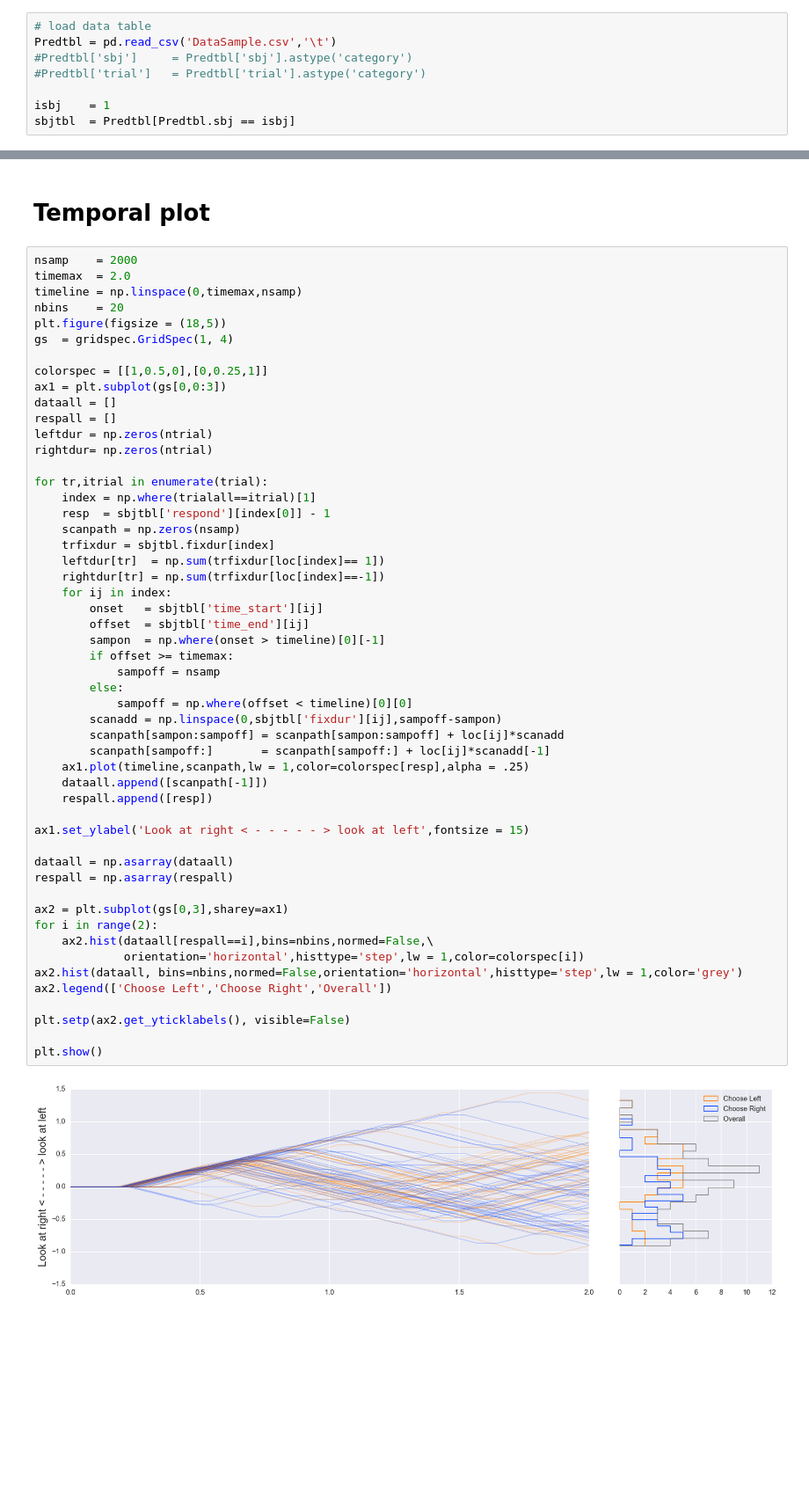
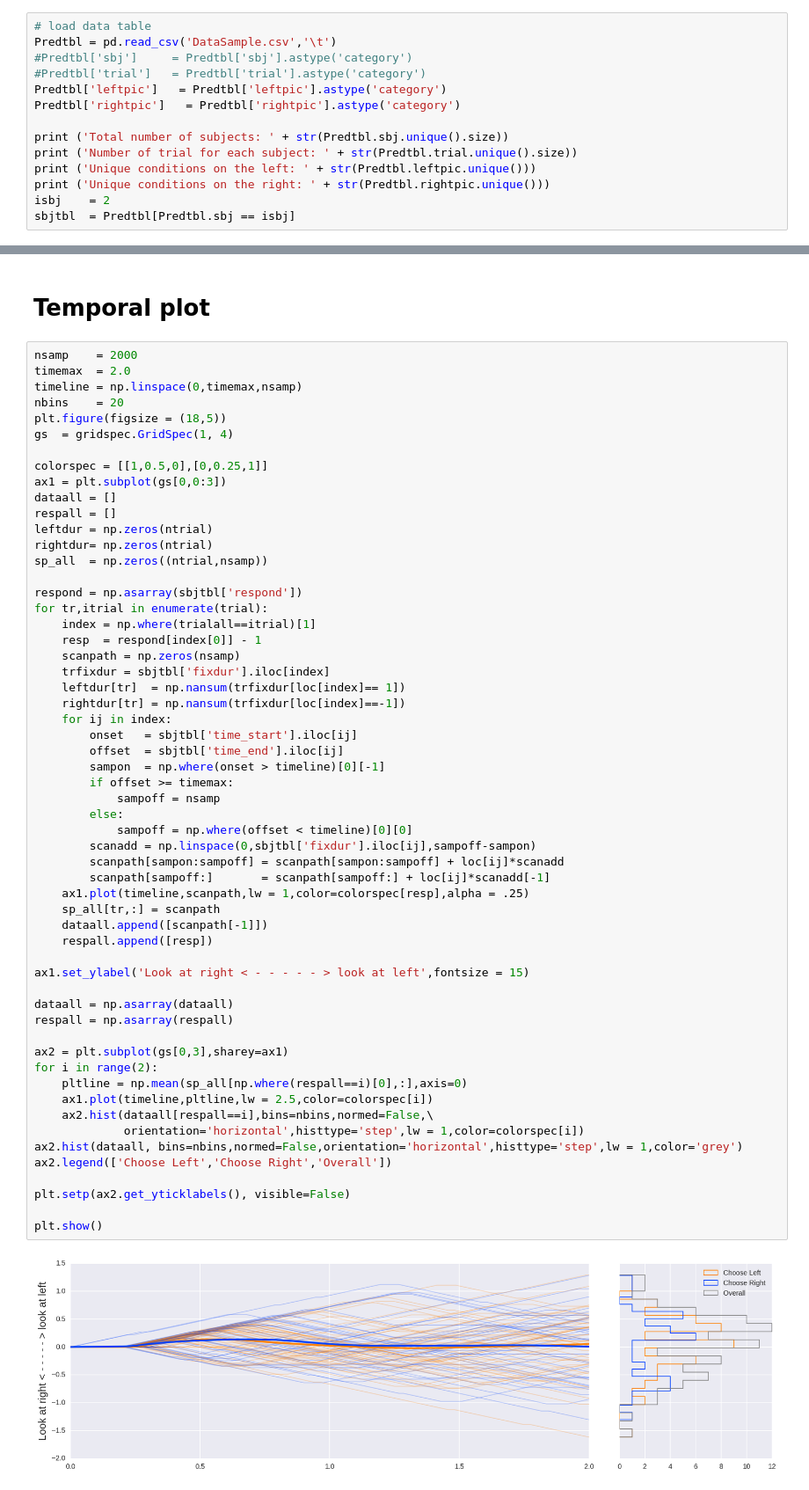
Before and after one commit to junpenglao/SAFV, a Jupyter notebook: BasicPlotting.ipynb, the cells around one changed output, grey strips where cells are left out. Shown at 88% size. Cells and saved outputs as stored; diff of their text form; blank space fills up the shorter version.

Commit message:
visualization script add

```diff
--- a/BasicPlotting.ipynb
+++ b/BasicPlotting.ipynb
@@ -16,6 +16,12 @@ Populating the interactive namespace from numpy and matplotlib
 Predtbl = pd.read_csv('DataSample.csv','\t')
 #Predtbl['sbj']     = Predtbl['sbj'].astype('category')
 #Predtbl['trial']   = Predtbl['trial'].astype('category')
+Predtbl['leftpic']   = Predtbl['leftpic'].astype('category')
+Predtbl['rightpic']   = Predtbl['rightpic'].astype('category')
 
-isbj    = 1
+print ('Total number of subjects: ' + str(Predtbl.sbj.unique().size))
+print ('Number of trial for each subject: ' + str(Predtbl.trial.unique().size))
+print ('Unique conditions on the left: ' + str(Predtbl.leftpic.unique()))
+print ('Unique conditions on the right: ' + str(Predtbl.rightpic.unique()))
+isbj    = 2
 sbjtbl  = Predtbl[Predtbl.sbj == isbj]
@@ -56,46 +69,51 @@ dataall = []
 respall = []
 leftdur = np.zeros(ntrial)
 rightdur= np.zeros(ntrial)
+sp_all  = np.zeros((ntrial,nsamp))
 
+respond = np.asarray(sbjtbl['respond'])
 for tr,itrial in enumerate(trial):
     index = np.where(trialall==itrial)[1]
-    resp  = sbjtbl['respond'][index[0]] - 1
+    resp  = respond[index[0]] - 1
     scanpath = np.zeros(nsamp)
-    trfixdur = sbjtbl.fixdur[index]
-    leftdur[tr]  = np.sum(trfixdur[loc[index]== 1])
-    rightdur[tr] = np.sum(trfixdur[loc[index]==-1])
+    trfixdur = sbjtbl['fixdur'].iloc[index]
+    leftdur[tr]  = np.nansum(trfixdur[loc[index]== 1])
+    rightdur[tr] = np.nansum(trfixdur[loc[index]==-1])
     for ij in index:
-        onset   = sbjtbl['time_start'][ij]
-        offset  = sbjtbl['time_end'][ij]
+        onset   = sbjtbl['time_start'].iloc[ij]
+        offset  = sbjtbl['time_end'].iloc[ij]
         sampon  = np.where(onset > timeline)[0][-1]
         if offset >= timemax:
             sampoff = nsamp
         else:
             sampoff = np.where(offset < timeline)[0][0]
-        scanadd = np.linspace(0,sbjtbl['fixdur'][ij],sampoff-sampon)
+        scanadd = np.linspace(0,sbjtbl['fixdur'].iloc[ij],sampoff-sampon)
         scanpath[sampon:sampoff] = scanpath[sampon:sampoff] + loc[ij]*scanadd
         scanpath[sampoff:]       = scanpath[sampoff:] + loc[ij]*scanadd[-1]
     ax1.plot(timeline,scanpath,lw = 1,color=colorspec[resp],alpha = .25)
+    sp_all[tr,:] = scanpath
     dataall.append([scanpath[-1]])
     respall.append([resp])
 
 ax1.set_ylabel('Look at right < - - - - - > look at left',fontsize = 15)
 
 dataall = np.asarray(dataall)
 respall = np.asarray(respall)
 
 ax2 = plt.subplot(gs[0,3],sharey=ax1)
 for i in range(2):
+    pltline = np.mean(sp_all[np.where(respall==i)[0],:],axis=0)
+    ax1.plot(timeline,pltline,lw = 2.5,color=colorspec[i])
     ax2.hist(dataall[respall==i],bins=nbins,normed=False,\
              orientation='horizontal',histtype='step',lw = 1,color=colorspec[i])
 ax2.hist(dataall, bins=nbins,normed=False,orientation='horizontal',histtype='step',lw = 1,color='grey')
 ax2.legend(['Choose Left','Choose Right','Overall'])
 
 plt.setp(ax2.get_yticklabels(), visible=False)
 
 plt.show()
 # %% [output]
-[figure, old version]
+[figure, new version]
 # %%
 label1 = "Left Stim"
 label2 = "Right Stim"
```
Also changed, not shown: parts of 4 cells of this notebook, 1 other file.
